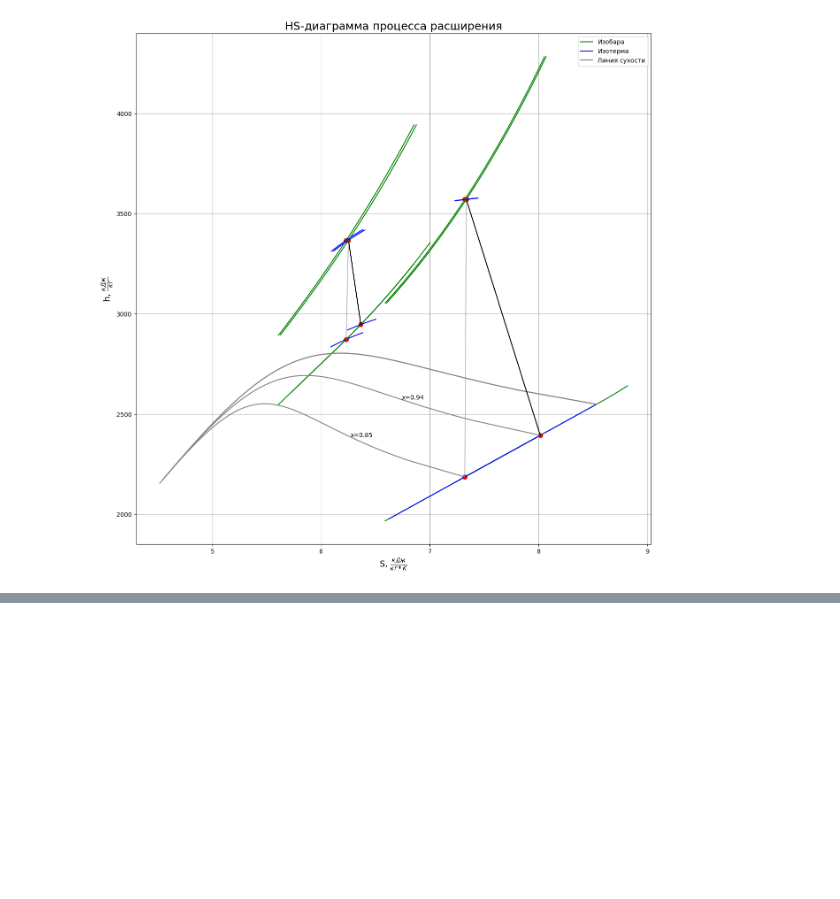
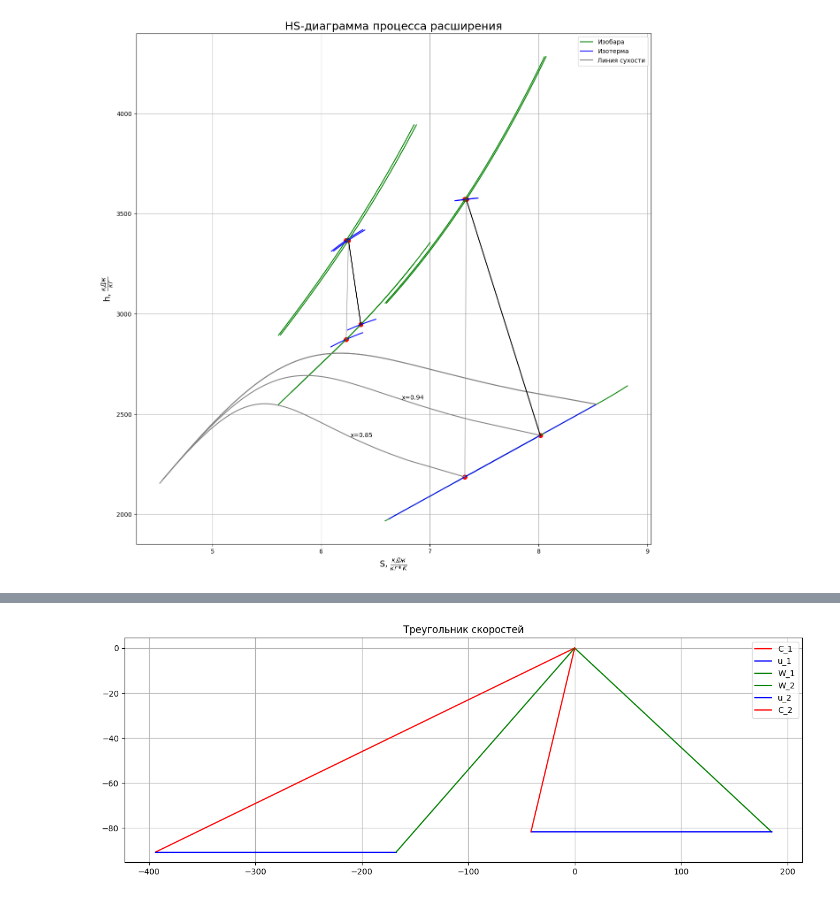
Before and after one commit to BonadykovNM/PythonTurbine, a Jupyter notebook: Курсач/Сoursework.ipynb, the cells around one changed output, grey strips where cells are left out. Saved outputs shown, nothing was run; the diff lists cells and outputs as text; code cells hidden in the pictures; blank space fills up the shorter version.

```diff
--- a/Курсач/Сoursework.ipynb
+++ b/Курсач/Сoursework.ipynb
@@ -143,0 +106,8 @@ Inner_part.tab_point(p0,t0,p_middle,t_middle,pk,internal_efficiency)
+# %%
+inlet_mass_flow = Inner_part.complite_inlet_mass_flow(p0, t0, p_middle, t_middle, pk, p_feed_water,
+                t_feed_water, internal_efficiency, mechanical_efficiency, generator_efficiency, electrical_power, z)
+condenser_mass_flow = Inner_part.complite_condenser_mass_flow(p0, t0, p_middle, t_middle, pk,
+                    p_feed_water, t_feed_water, internal_efficiency, mechanical_efficiency, generator_efficiency,
+                    electrical_power, z)
+Inner_part.tab_flow(p0, t0, p_middle, t_middle, pk, p_feed_water, t_feed_water, internal_efficiency,
+                    mechanical_efficiency, generator_efficiency, electrical_power, z)
@@ -248,0 +184,4 @@ IndentationError: expected an indented block (139607308.py, line 9)
+# %%
+Inner_part.plot_triangles(point0, d_sr, n, p, H0[0], inlet_mass_flow)
+# %% [output]
+[figure, added]
```
Also changed, not shown: parts of 14 cells of this notebook, 1 other file.
